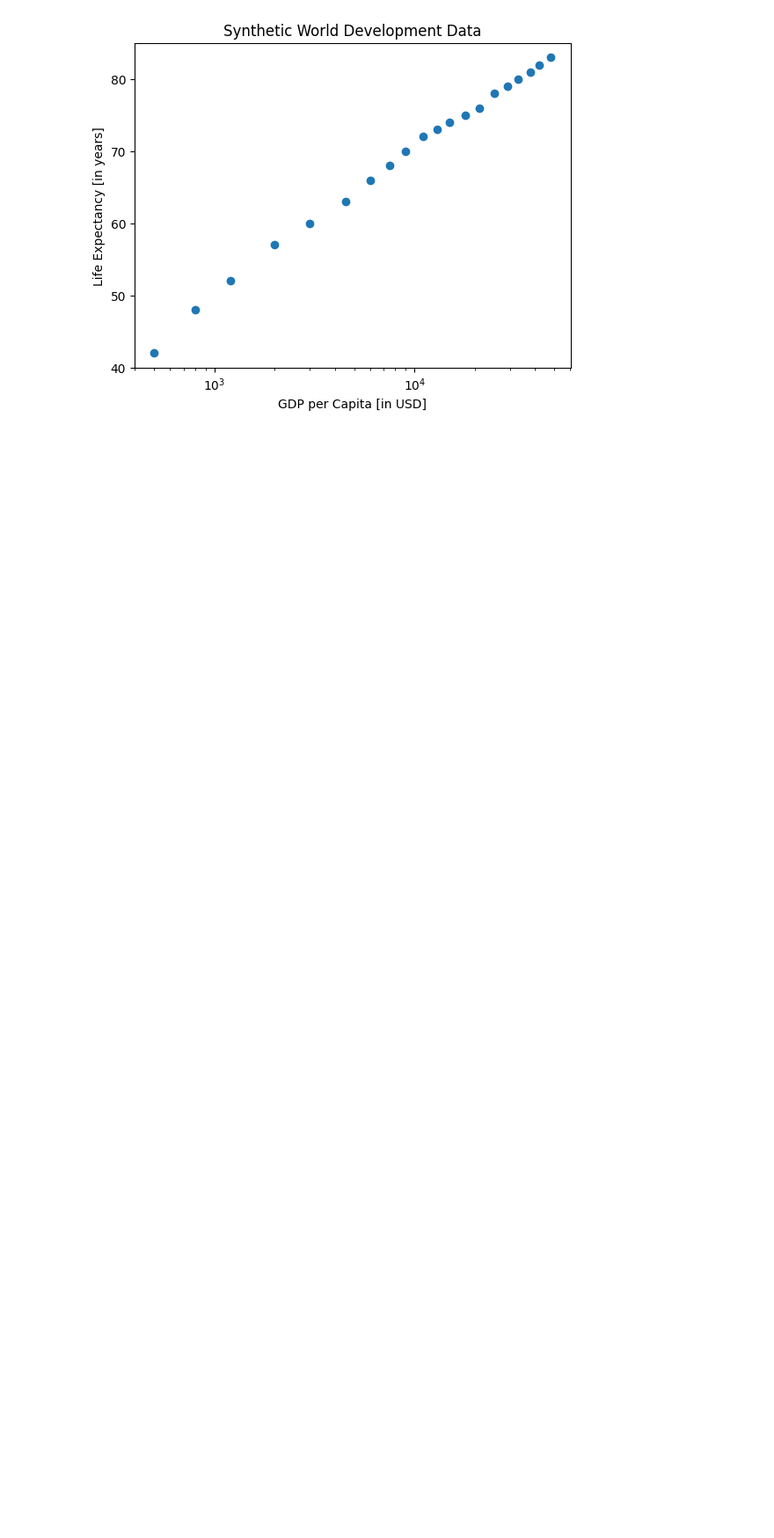
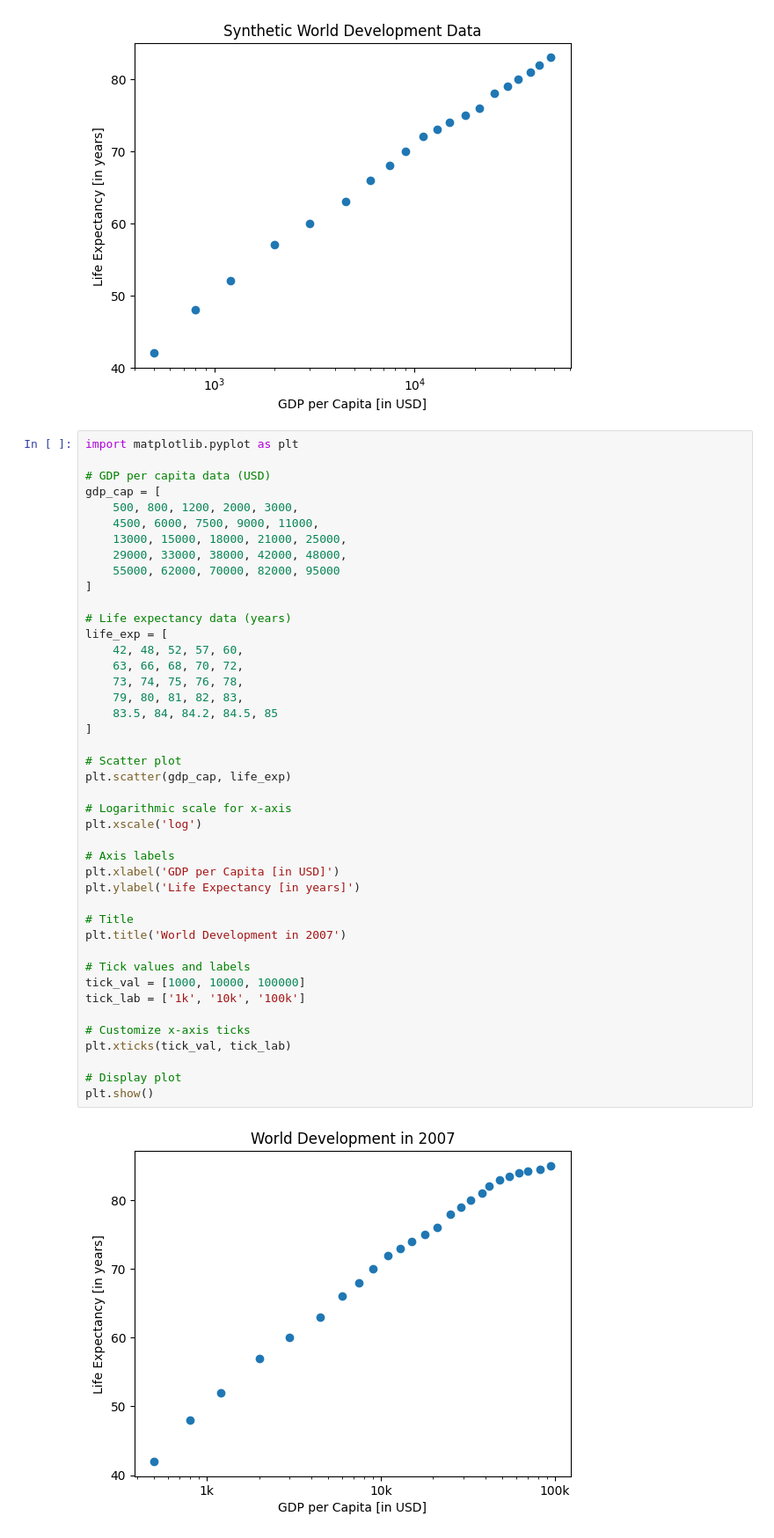
Before and after one commit to Vianney7/AI_Learning, a Jupyter notebook: Datacamp.ipynb, the cells around one changed output. Shown at 88% size. Cells and saved outputs as stored; diff of their text form; blank space fills up the shorter version.

```diff
--- a/Datacamp.ipynb
+++ b/Datacamp.ipynb
@@ -228,3 +228,48 @@ plt.title('Synthetic World Development Data')
 plt.show()
 # %% [output]
 [figure]
+# %%
+import matplotlib.pyplot as plt
+
+# GDP per capita data (USD)
+gdp_cap = [
+    500, 800, 1200, 2000, 3000,
+    4500, 6000, 7500, 9000, 11000,
+    13000, 15000, 18000, 21000, 25000,
+    29000, 33000, 38000, 42000, 48000,
+    55000, 62000, 70000, 82000, 95000
+]
+
+# Life expectancy data (years)
+life_exp = [
+    42, 48, 52, 57, 60,
+    63, 66, 68, 70, 72,
+    73, 74, 75, 76, 78,
+    79, 80, 81, 82, 83,
+    83.5, 84, 84.2, 84.5, 85
+]
+
+# Scatter plot
+plt.scatter(gdp_cap, life_exp)
+
+# Logarithmic scale for x-axis
+plt.xscale('log')
+
+# Axis labels
+plt.xlabel('GDP per Capita [in USD]')
+plt.ylabel('Life Expectancy [in years]')
+
+# Title
+plt.title('World Development in 2007')
+
+# Tick values and labels
+tick_val = [1000, 10000, 100000]
+tick_lab = ['1k', '10k', '100k']
+
+# Customize x-axis ticks
+plt.xticks(tick_val, tick_lab)
+
+# Display plot
+plt.show()
+# %% [output]
+[figure, added]
```
Also changed, not shown: parts of 4 cells of this notebook.
